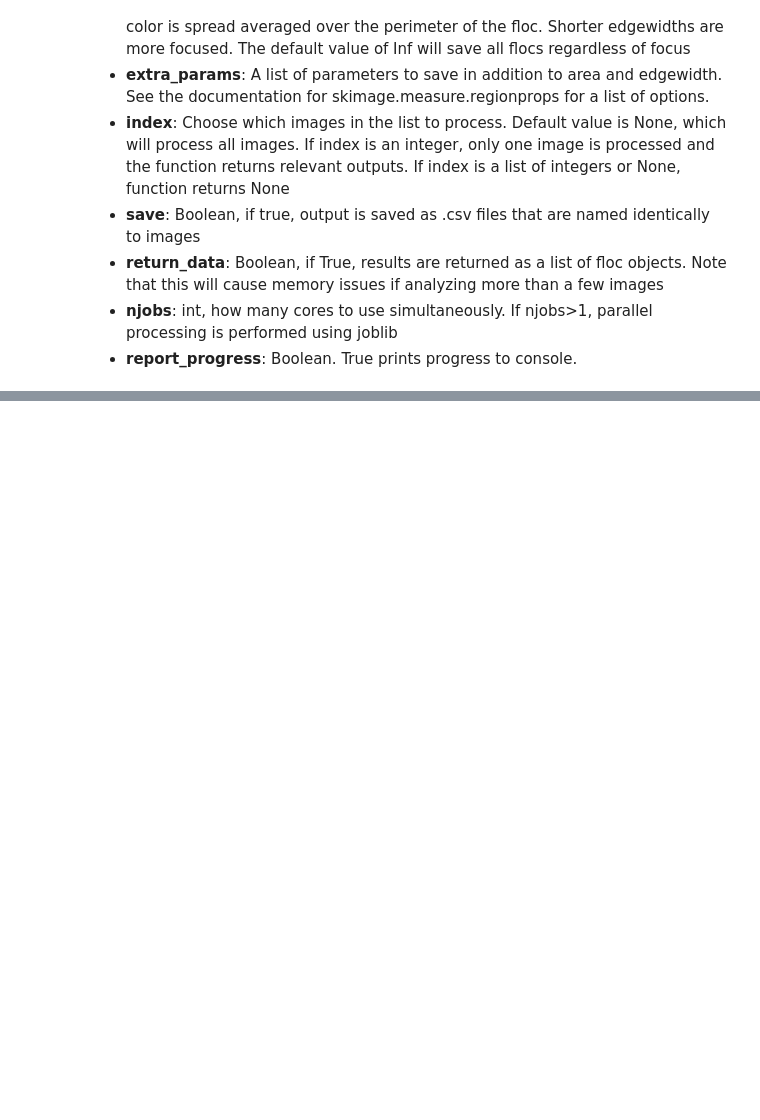
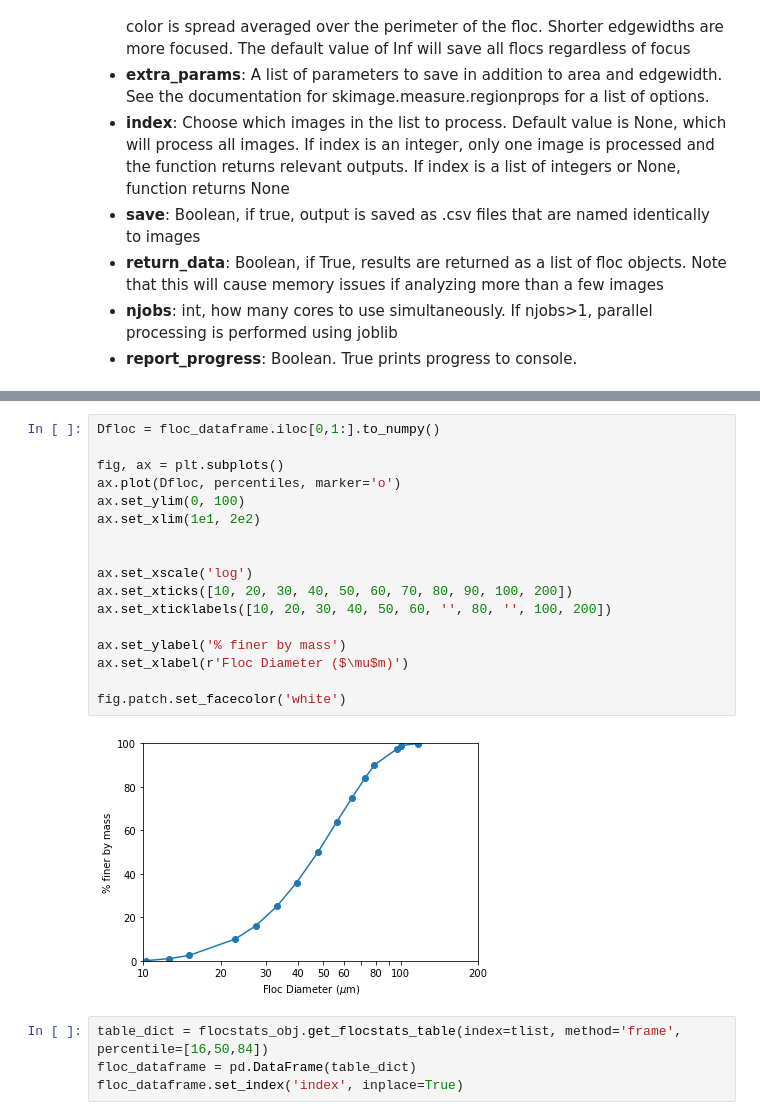
Before and after one commit to Floc-Imaging-and-Image-Processing/flocpy, a Jupyter notebook: examples/analyze_testdata.ipynb, the cells around one changed output, grey strips where cells are left out. Cells and saved outputs as stored; diff of their text form; blank space fills up the shorter version.

```diff
--- a/examples/analyze_testdata.ipynb
+++ b/examples/analyze_testdata.ipynb
@@ -260,0 +211,23 @@ Text(0, 0.5, 'Median Floc Diameter ($\\mu$m)')
+# %%
+Dfloc = floc_dataframe.iloc[0,1:].to_numpy()
+
+fig, ax = plt.subplots()
+ax.plot(Dfloc, percentiles, marker='o')
+ax.set_ylim(0, 100)
+ax.set_xlim(1e1, 2e2)
+
+
+ax.set_xscale('log')
+ax.set_xticks([10, 20, 30, 40, 50, 60, 70, 80, 90, 100, 200])
+ax.set_xticklabels([10, 20, 30, 40, 50, 60, '', 80, '', 100, 200])
+
+ax.set_ylabel('% finer by mass')
+ax.set_xlabel(r'Floc Diameter ($\mu$m)')
+
+fig.patch.set_facecolor('white')
+# %% [output]
+[figure, added]
+# %%
+table_dict = flocstats_obj.get_flocstats_table(index=tlist, method='frame', percentile=[16,50,84])
+floc_dataframe = pd.DataFrame(table_dict)
+floc_dataframe.set_index('index', inplace=True)
```
Also changed, not shown: parts of 18 cells of this notebook, 7 other files.
